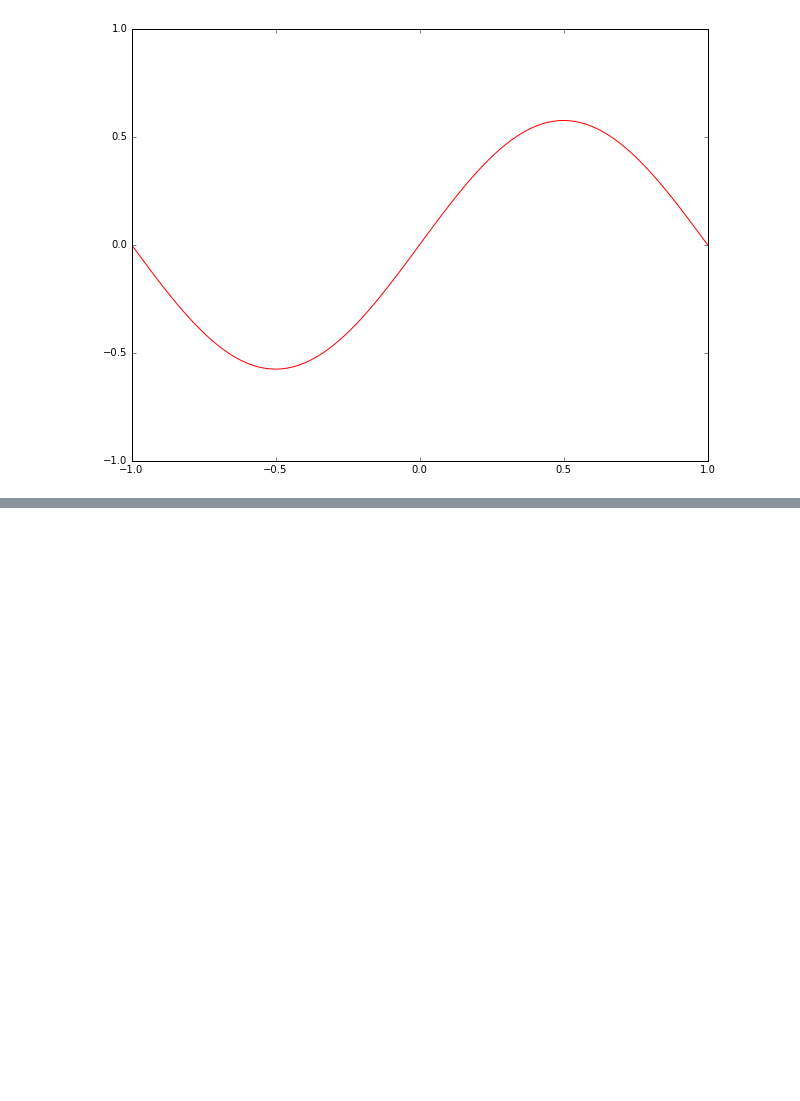
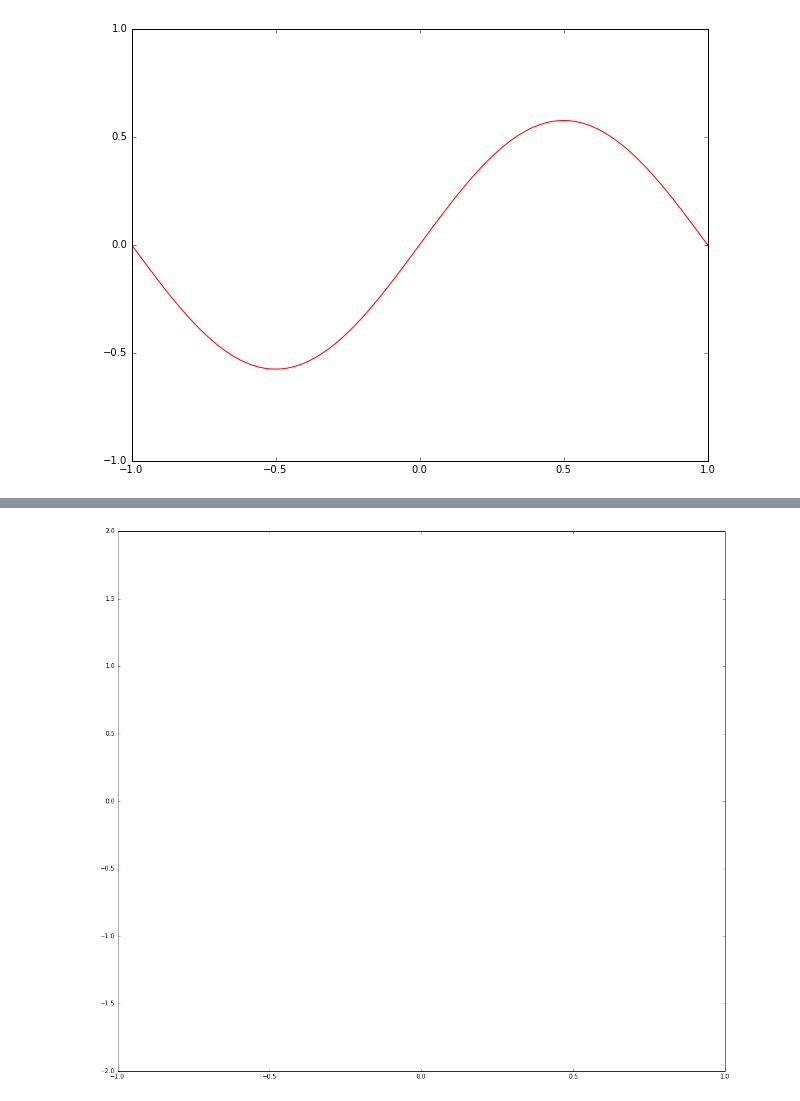
Before and after one commit to bessenim/riemann, a Jupyter notebook: Conf60/riemannElastic6.ipynb, the cells around one changed output, grey strips where cells are left out. Drawn from its saved outputs; the diff is of its cells as text; code cells hidden in the pictures; blank space fills up the shorter version.

```diff
--- a/Conf60/riemannElastic6.ipynb
+++ b/Conf60/riemannElastic6.ipynb
@@ -309,0 +312,16 @@ animation.FuncAnimation(fig, animate, frames=len(result),
+# %%
+from matplotlib.animation import ArtistAnimation
+fig = plt.figure(figsize=(18, 16))
+ax  = fig.add_subplot(111)
+
+ax.set_xlim(-1, 1)
+ax.set_ylim(-2,2)
+
+images = []
+for i in xrange(2*time):
+    line, = ax.plot(x,result[i], '-')
+    images.append((line,))
+line_anim = ArtistAnimation(fig, images, interval=200, blit=False)
+line_anim.save('6.mp4')
+# %% [output]
+[figure, added]
```
Also changed, not shown: parts of 1 cell of this notebook, 9 other files.
